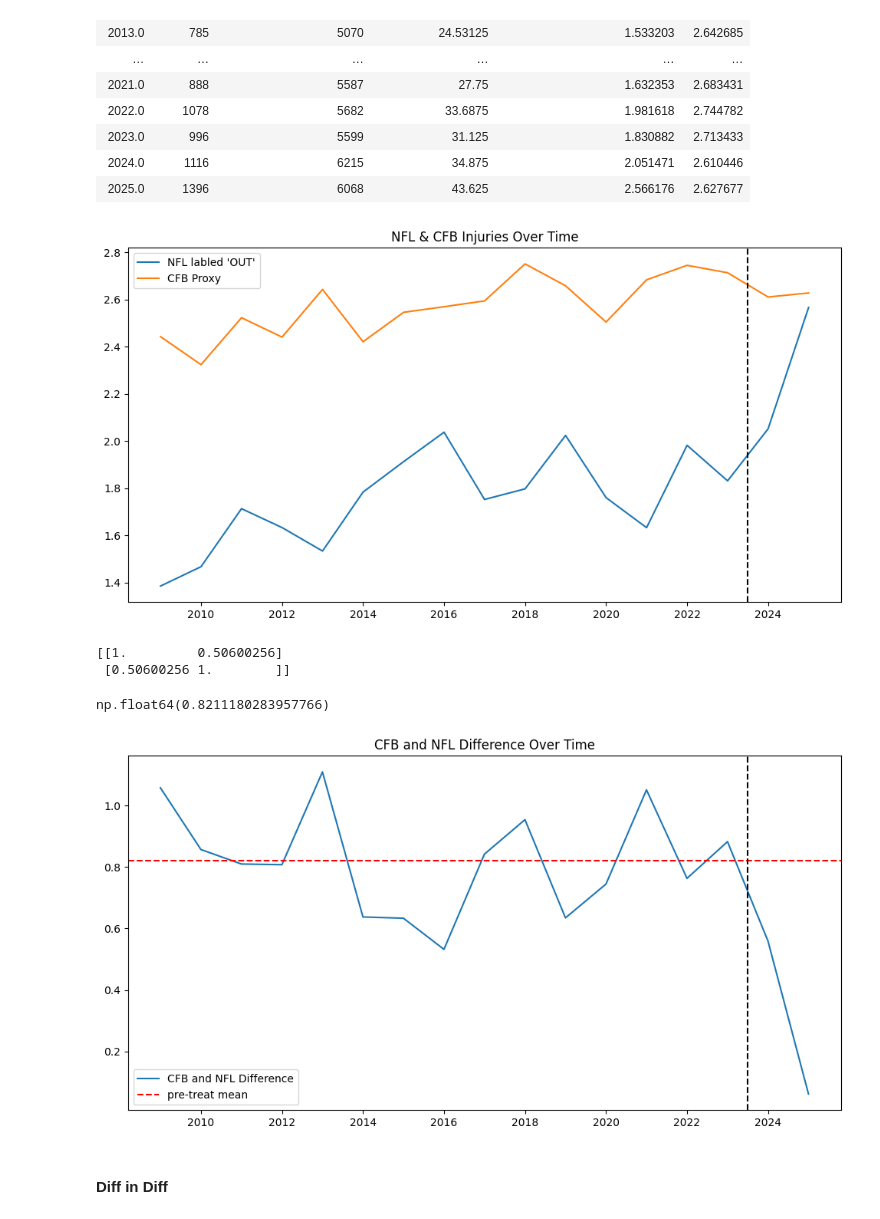
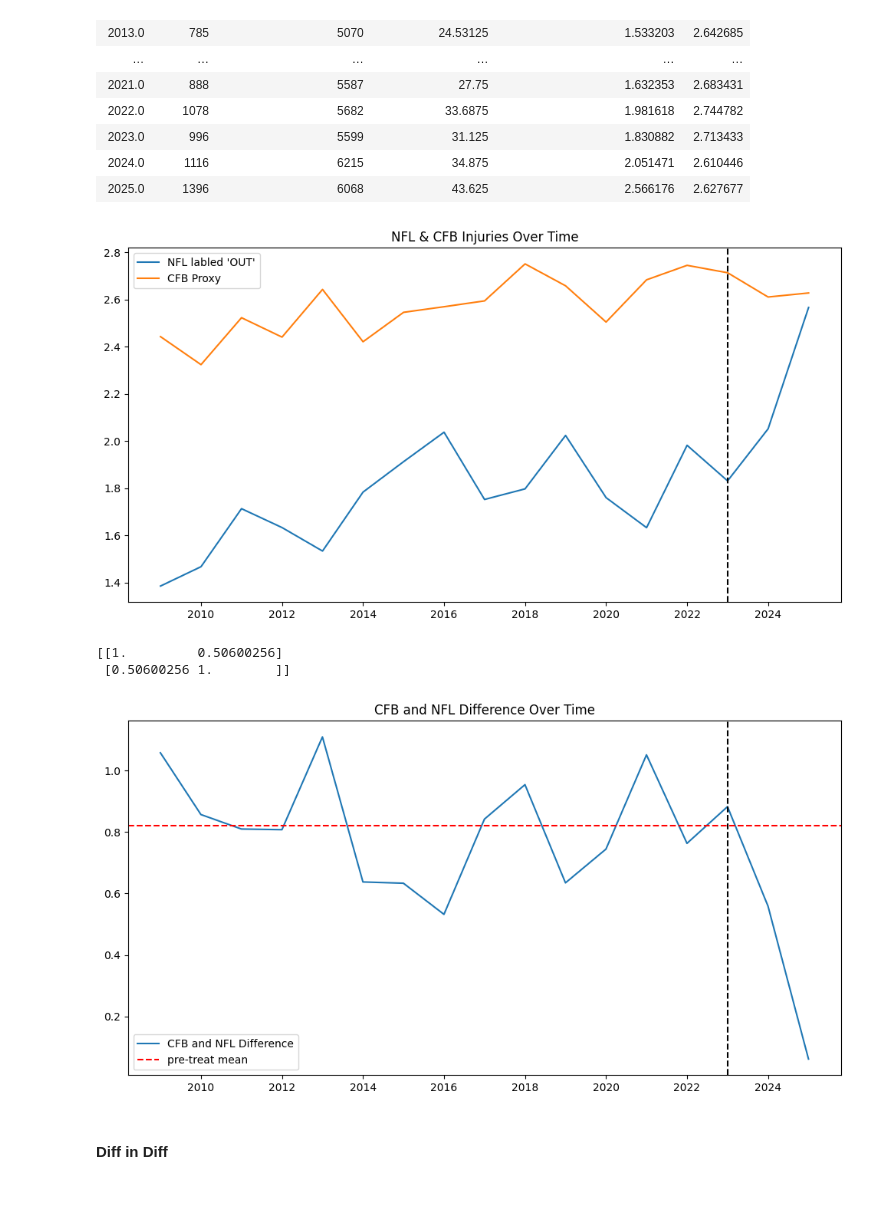
Before and after one commit to porterolson/cfb-projects, a Jupyter notebook: kickoff_DiD.ipynb, the cells around one changed output. Saved outputs shown, nothing was run; the diff lists cells and outputs as text; code cells hidden in the pictures.

```diff
--- a/kickoff_DiD.ipynb
+++ b/kickoff_DiD.ipynb
@@ -543,19 +555,19 @@ shape: (17, 6)
 # %%
 y1=combined['num_out_per_team_per_week'].to_pandas()
 y2=combined['per_week'].to_pandas()
 
 x=combined['season'].to_pandas()
 
 
 plt.figure(figsize=(12,6))
 plt.title('NFL & CFB Injuries Over Time')
 plt.plot(x,y1,label='NFL labled \'OUT\'')
 plt.plot(x,y2,label='CFB Proxy')
-plt.axvline(x=2023.5,c='black',linestyle='--')
+plt.axvline(x=2023,c='black',linestyle='--')
 plt.legend()
 plt.show()
 # %% [output]
-[figure, old version]
+[figure, new version]
 # %%
 combined_pre_treat=combined.filter(pl.col('season')<2024)
 nfl_time_series=combined_pre_treat['num_out_per_team_per_week'].to_pandas()
@@ -568,10 +580,6 @@ diff_avg=cfb_time_series-nfl_time_series
 # %% [output]
 [[1.         0.50600256]
  [0.50600256 1.        ]]
-# %%
-diff_avg.mean()
-# %% [output]
-np.float64(0.8211180283957766)
 # %%
 diff=y2-y1
 
@@ -581,11 +589,11 @@ plt.figure(figsize=(12,6))
 plt.plot(x,diff,label='CFB and NFL Difference')
 plt.title('CFB and NFL Difference Over Time')
 plt.axhline(y=diff_avg.mean(),c='red',linestyle='--',label='pre-treat mean')
-plt.axvline(x=2023.5,c='black',linestyle='--')
+plt.axvline(x=2023,c='black',linestyle='--')
 plt.legend()
 
 plt.show()
 # %% [output]
-[figure, old version]
+[figure, new version]
 # %% [markdown]
 #### Diff in Diff
```
Also changed, not shown: parts of 13 cells of this notebook, 2 other files.
